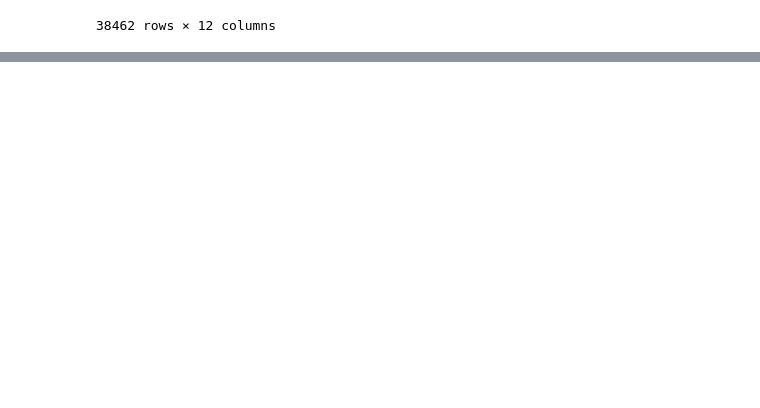
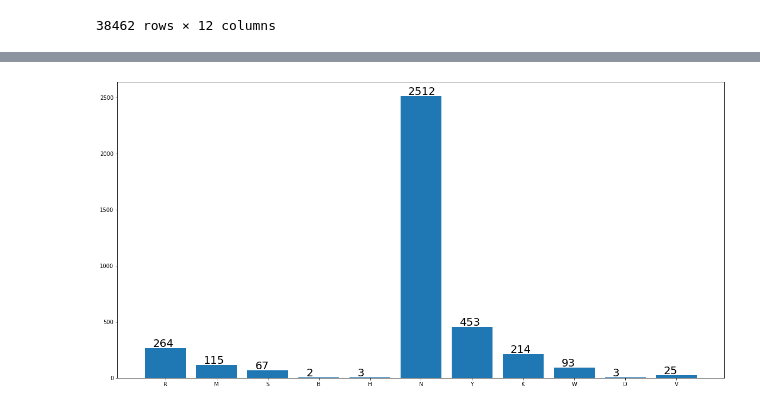
Before and after one commit to Covid-genetikai/datasets, a Jupyter notebook: ncbi/sandbox.ipynb, the cells around one changed output, grey strips where cells are left out. Saved outputs shown, nothing was run; the diff lists cells and outputs as text; code cells hidden in the pictures; blank space fills up the shorter version.

```diff
--- a/ncbi/sandbox.ipynb
+++ b/ncbi/sandbox.ipynb
@@ -111,0 +135,2 @@ with open("ncbi_sgene_good_unique.fasta", "w") as fasta_file:
+# %%
+df_bad = df[df['sgene_nucleotide'].str.contains("|".join(letters))]
@@ -111,0 +162,6 @@ with open("ncbi_sgene_good_unique.fasta", "w") as fasta_file:
+# %%
+bars = {}
+for letter in letters:
+    c = df_bad[df_bad[letter]>0][letter].count()
+    print(f'{letter} {c}')
+    bars[letter]=c
@@ -111,0 +180,7 @@ with open("ncbi_sgene_good_unique.fasta", "w") as fasta_file:
+# %%
+plt.figure(figsize=(20,10))
+plt.bar(bars.keys(), bars.values())
+for i, v in enumerate(bars.values()):
+    plt.text(x=i-0.25 , y=v+10 , s=f"{v}", fontsize=20)
+# %% [output]
+[figure, added]
```
Also changed, not shown: parts of 13 cells of this notebook, 1 other file.
